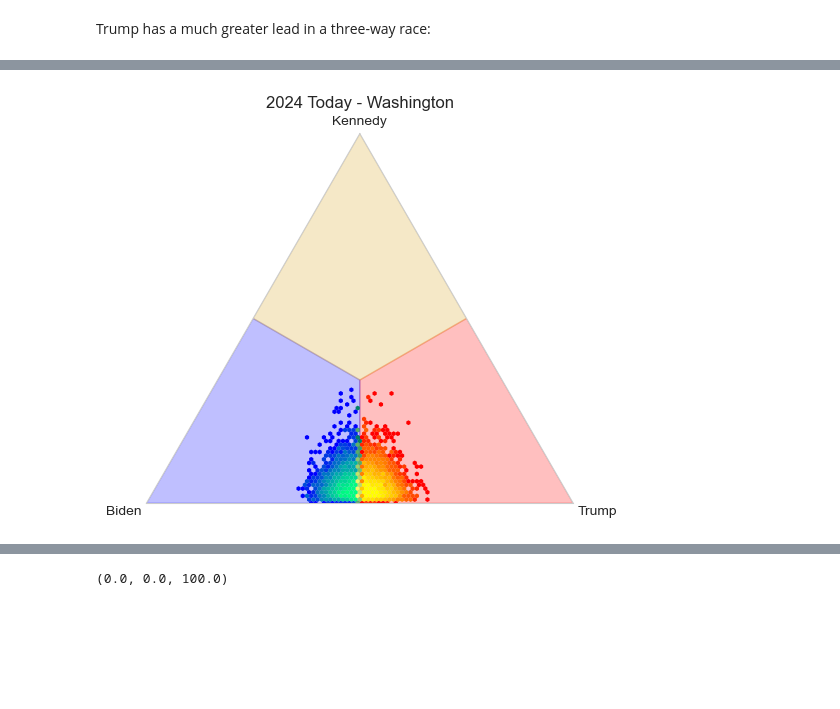
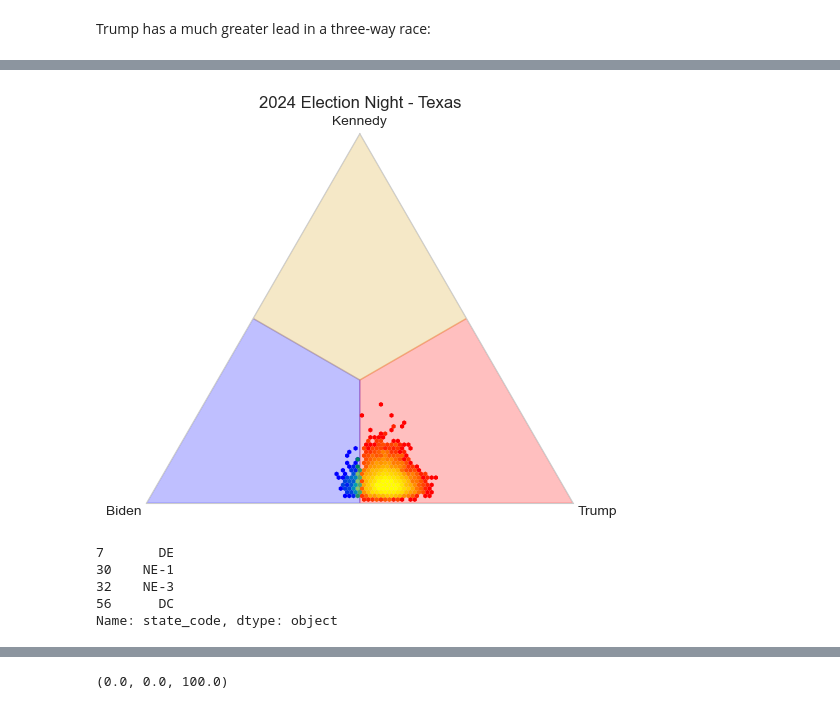
Before and after one commit to andrewpwalters/US-Presidential-Fundamentals, a Jupyter notebook: Notebooks/Polling Model - United States 2024.ipynb, the cells around one changed output, grey strips where cells are left out. Saved outputs shown, nothing was run; the diff lists cells and outputs as text; code cells hidden in the pictures; blank space fills up the shorter version.

```diff
--- a/Notebooks/Polling Model - United States 2024.ipynb
+++ b/Notebooks/Polling Model - United States 2024.ipynb
@@ -735,0 +761,7 @@ for d in tqdm(day):
+# %%
+df_results = df_results_e
+df_day_mean = df_day_mean_e
+df_day_03 = df_day_03_e
+df_day_25 = df_day_25_e
+df_day_75 = df_day_75_e
+df_day_97 = df_day_97_e
@@ -998,5 +1014,6 @@ plt.savefig('3way_enight_ga.png')
 # %%
-graph_data[['ind','dem','gop']] = round(df_results[['WA_ind','WA_dem','WA_gop']],2)
+graph_data = pd.DataFrame()
+graph_data[['ind','dem','gop']] = round(df_results[['TX_ind','TX_dem','TX_gop']],2)
 
 duplicate_rows = graph_data[graph_data.duplicated(keep=False)]
 duplicate_counts = duplicate_rows.groupby(list(graph_data.columns)).size().reset_index(name='count')
@@ -1019,36 +1036,36 @@ ax.laxis.set_label_rotation_mode('horizontal')
 ax.raxis.set_label_rotation_mode('horizontal')
 
 # Specify tick positions manually.
 ticks = []
 labels = []
 ax.taxis.set_ticks(ticks, labels=labels)
 ax.laxis.set_ticks(ticks, labels=labels)
 ax.raxis.set_ticks(ticks, labels=labels)
 
 t = [0, 0.5, 0.3333,0]
 l = [0, 0, 0.3333,0.5]
 r = [1, 0.5,0.3333, 0.5]
 ax.fill(t, l, r, alpha=0.25, color='red')
 
 t = [0, 0.5, 0.3333,0]
 r = [0, 0, 0.3333,0.5]
 l = [1, 0.5,0.3333, 0.5]
 ax.fill(t, l, r, alpha=0.25, color='blue')
 
 r = [0, 0.5, 0.3333,0]
 l = [0, 0, 0.3333,0.5]
 t = [1, 0.5,0.3333, 0.5]
 ax.fill(t, l, r, alpha=0.25, color='goldenrod')
 
 ax.hexbin(graph_data_ind['ind'], graph_data_ind['dem'], graph_data_ind['gop'],bins="log", cmap='cool', edgecolors="none", vmin=1, vmax=max_duplicates, gridsize=101)
 ax.hexbin(graph_data_dem['ind'], graph_data_dem['dem'], graph_data_dem['gop'],bins="log", cmap='winter', edgecolors="none", vmin=1,vmax=max_duplicates, gridsize=101)
 ax.hexbin(graph_data_gop['ind'], graph_data_gop['dem'], graph_data_gop['gop'],bins="log", cmap='autumn', edgecolors="none", vmin=1,vmax=max_duplicates, gridsize=101)
 ax.hexbin(graph_data_tie['ind'], graph_data_tie['dem'], graph_data_tie['gop'],bins="log", cmap='summer', edgecolors="none", vmin=1, vmax=max_duplicates, gridsize=101)
 
-plt.title('2024 Today - Washington')
-plt.savefig('tern_enight_wa.png')
+plt.title('2024 Election Night - Texas')
+plt.savefig('tern_enight_tx.png')
 # %% [output]
-[figure, old version]
+[figure, new version]
 # %%
 df_winner = pd.DataFrame(columns=states)
 
@@ -1072 +1088,9 @@ df_state = pd.read_csv("../Data/clean/state_code.csv")
+# %%
+df_state['state_code'][~df_state['state_code'].isin(df_winner.columns)]
+# %% [output]
+7       DE
+30    NE-1
+32    NE-3
+56      DC
+Name: state_code, dtype: object
 # %%
```
Also changed, not shown: parts of 39 cells of this notebook, 3 other files.
